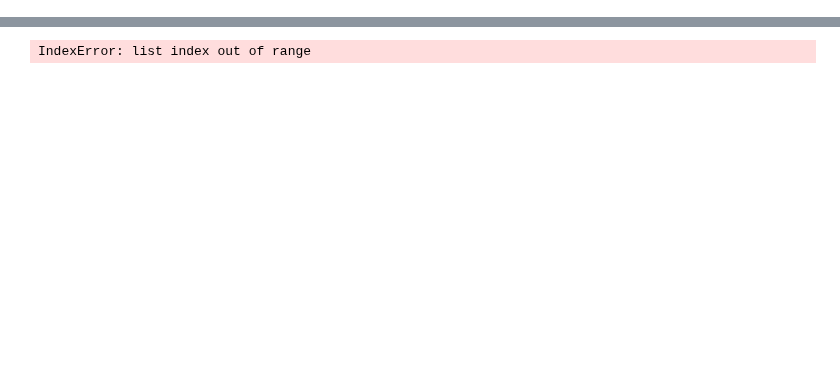
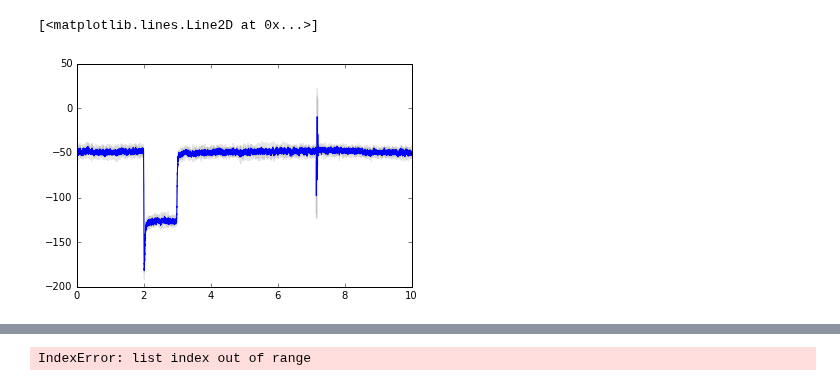
Before and after one commit to vdutell/ephysanalysis, a Jupyter notebook: vclamp.ipynb, the cells around one changed output, grey strips where cells are left out. Cells and saved outputs as stored; diff of their text form; code cells hidden in the pictures; blank space fills up the shorter version.

```diff
--- a/vclamp.ipynb
+++ b/vclamp.ipynb
@@ -24,3 +98,40 @@ AttributeError: 'list' object has no attribute 'times'
+# %%
+import numpy as np
+from quantities import kHz, ms, nA, s, uV
+
+#grab sweeps
+#sweep 1
+asig = block.segments[0].analogsignals[0]
+times = asig.times.rescale('s').magnitude
+#set start time to zero
+times = times-times[0]
+#asig = asig.rescale('pA').magnitude
+plt.plot(times, asig, alpha=0.2, color='grey')
+
+#sweep 2
+asig = block.segments[1].analogsignals[0]
+times = asig.times.rescale('s').magnitude
+#set start time to zero
+times = times-times[0]
+#asig = asig.rescale('pA').magnitude
+plt.plot(times, asig, alpha=0.2, color='grey')
+
+#sweep 3
+#grab a sweep
+asig = block.segments[2].analogsignals[0]
+times = asig.times.rescale('s').magnitude
+#set start time to zero
+times = times-times[0]
+#asig = asig.rescale('pA').magnitude
+plt.plot(times, asig, alpha=0.2, color='grey')
+
+
+avg = np.mean([seg.analogsignals[0] for seg in block.segments], axis=0)
+#print(avg)
+plt.plot(times, avg)
+# %% [output]
+[<matplotlib.lines.Line2D at 0x...>]
+[figure, added]
 # %%
 import numpy as np
 import quantities as pq
```
Also changed, not shown: parts of 11 cells of this notebook, 3 other files.
